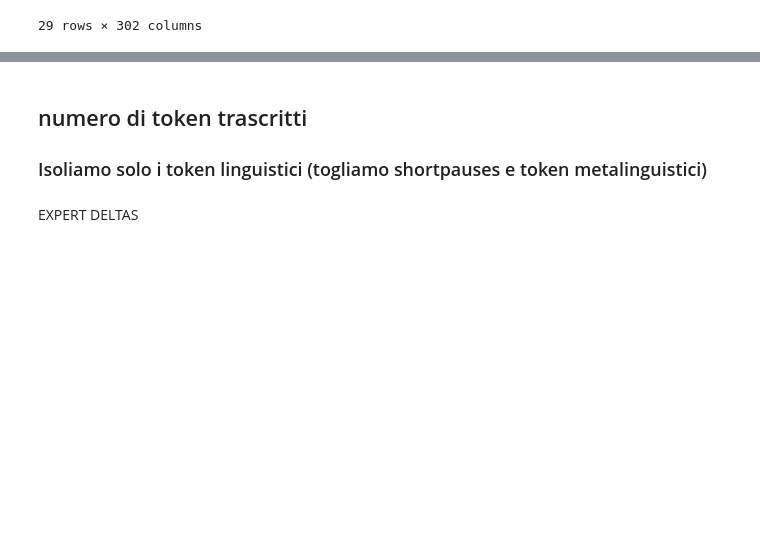
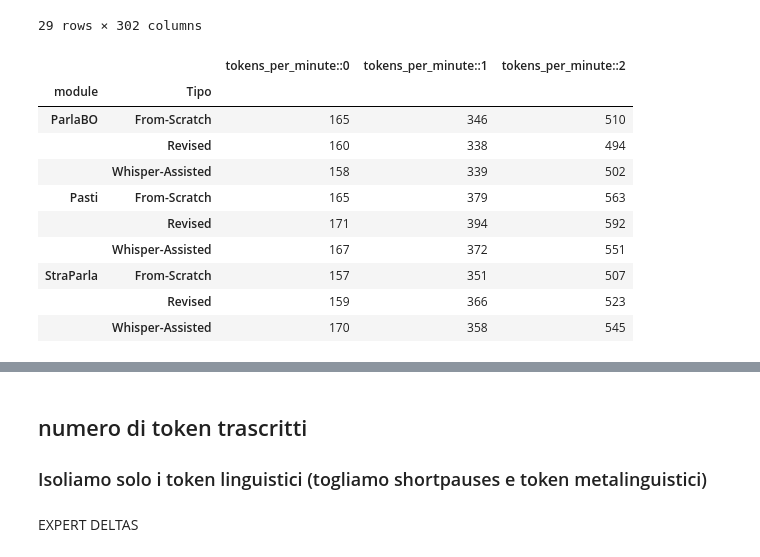
Before and after one commit to LaboratorioSperimentale/asr-assisted-transcription, a Jupyter notebook: data_analysis/analysis.ipynb, the cells around one changed output, grey strips where cells are left out. Cells and saved outputs as stored; diff of their text form; code cells hidden in the pictures; blank space fills up the shorter version.

Commit message:
mixed deltas

```diff
--- a/data_analysis/analysis.ipynb
+++ b/data_analysis/analysis.ipynb
@@ -26,3 +26,20 @@ stats
 | 27 | 3 | 02_StraParlaC_N | 02_StraParlaC_N | Straparla_C | N | - | Whisper-Assisted | no | NaN | ... |
 | 28 | 3 | 01_StraParlaC_S | 01_StraParlaC_S | Straparla_C | S | - | From-Scratch | sì | NaN | ... |
 29 rows × 302 columns
+# %%
+avg_per_minute_mixed = stats[["module", "Tipo"]+[f"tokens_per_minute::{i}" for i in range(0,3)]].replace(0, np.nan).groupby(["module", "Tipo"]).mean()
+# avg_per_minute.loc[("ParlaBO", "Revised"), "tokens_per_minute::8"]
+avg_per_minute_tok = avg_per_minute_mixed.round(0).astype(int) # @ Ludovica ho eliminato i decimali ma se servono troviamo il modo di rimetterli
+avg_per_minute_tok
+# %% [output]
+|  |  | tokens_per_minute::0 | tokens_per_minute::1 | tokens_per_minute::2 |
+| module | Tipo |  |  |  |
+| ParlaBO | From-Scratch | 165 | 346 | 510 |
+|  | Revised | 160 | 338 | 494 |
+|  | Whisper-Assisted | 158 | 339 | 502 |
+| Pasti | From-Scratch | 165 | 379 | 563 |
+|  | Revised | 171 | 394 | 592 |
+|  | Whisper-Assisted | 167 | 372 | 551 |
+| StraParla | From-Scratch | 157 | 351 | 507 |
+|  | Revised | 159 | 366 | 523 |
+|  | Whisper-Assisted | 170 | 358 | 545 |
```
Also changed, not shown: parts of 5 cells of this notebook.
